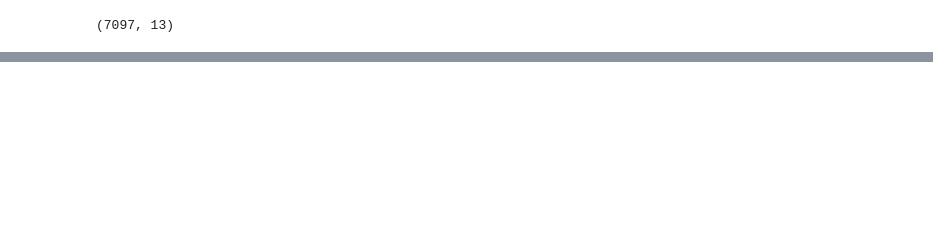
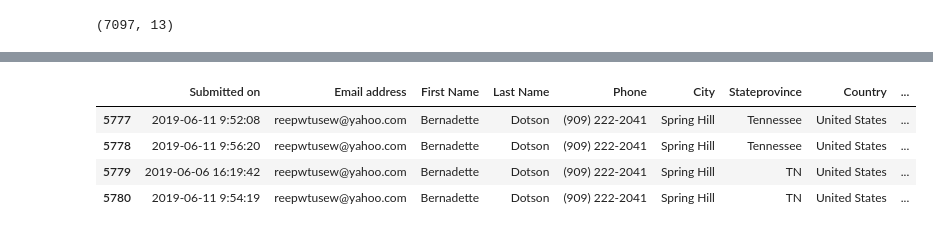
Before and after one commit to standroidbeta/miracle-messages-map-DS, a Jupyter notebook: Stan_DS_MM_Map.ipynb, the cells around one changed output, grey strips where cells are left out. Cells and saved outputs as stored; diff of their text form; code cells hidden in the pictures; blank space fills up the shorter version.

```diff
--- a/Stan_DS_MM_Map.ipynb
+++ b/Stan_DS_MM_Map.ipynb
@@ -61,0 +35,6 @@ Name: Comment Contains: 'interested', dtype: int64
+# %%
+from validate_email import validate_email
+
+df['Valid Email?'] = df['Email address'].apply(lambda x:validate_email(x))
+
+print('All rows with valid email addresses:', df['Valid Email?'].value_counts())
@@ -61,0 +44,3 @@ Name: Comment Contains: 'interested', dtype: int64
+# %%
+pd.set_option('display.max_rows', 10000)
+df['Email address'].value_counts()
@@ -61,0 +65,4 @@ Name: Comment Contains: 'interested', dtype: int64
+# %%
+df['Has Comment'] = df['Comment'].notnull()
+
+df.head()
@@ -61,0 +76,4 @@ Name: Comment Contains: 'interested', dtype: int64
+# %%
+df["Comment Contains: 'interested'"] = df['Comment'].str.contains('interested', case=False, na=False) == True
+
+df["Comment Contains: 'interested'"].value_counts()[1:2]
@@ -61,0 +147,8 @@ Name: Comment Contains: 'interested', dtype: int64
+# %%
+df.loc[df['City'] == 'Spring Hill']
+# %% [output]
+|  | Submitted on | Email address | First Name | Last Name | Phone | City | Stateprovince | Country | ... |
+| 5777 | 2019-06-11 9:52:08 | reepwtusew@yahoo.com | Bernadette | Dotson | (909) 222-2041 | Spring Hill | Tennessee | United States | ... |
+| 5778 | 2019-06-11 9:56:20 | reepwtusew@yahoo.com | Bernadette | Dotson | (909) 222-2041 | Spring Hill | Tennessee | United States | ... |
+| 5779 | 2019-06-06 16:19:42 | reepwtusew@yahoo.com | Bernadette | Dotson | (909) 222-2041 | Spring Hill | TN | United States | ... |
+| 5780 | 2019-06-11 9:54:19 | reepwtusew@yahoo.com | Bernadette | Dotson | (909) 222-2041 | Spring Hill | TN | United States | ... |
```
Also changed, not shown: parts of 148 cells of this notebook.
